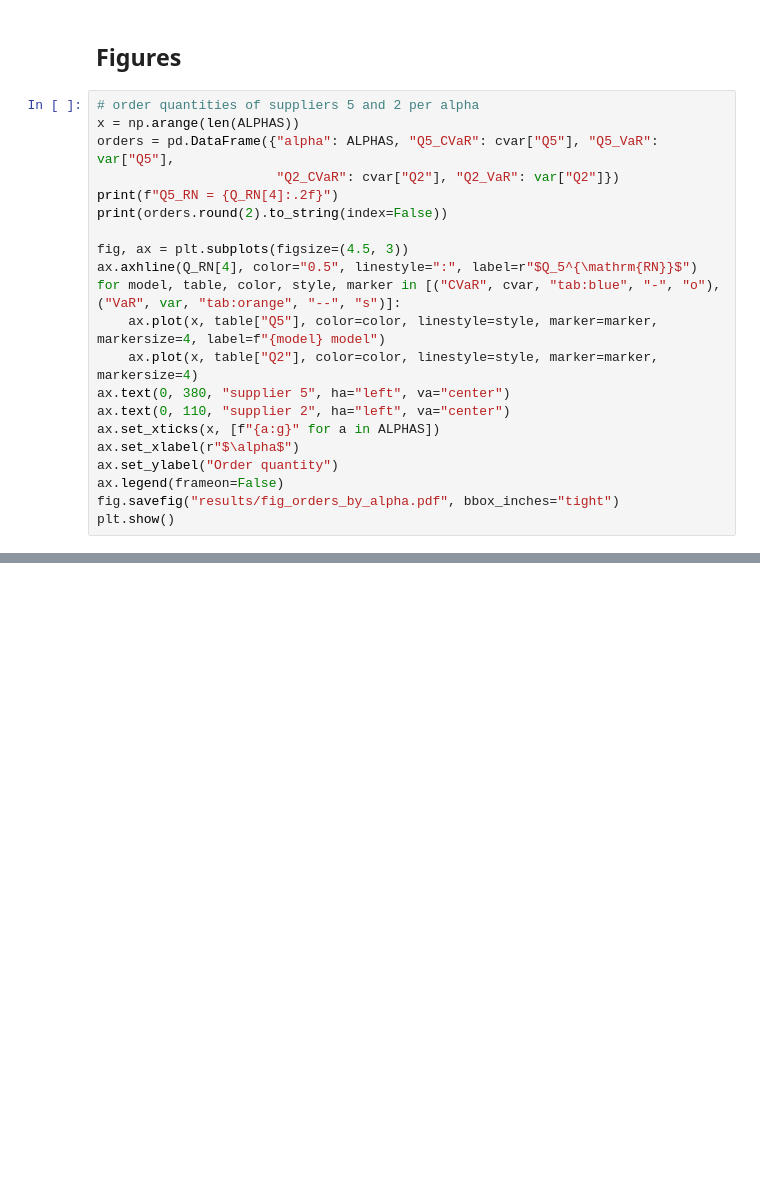
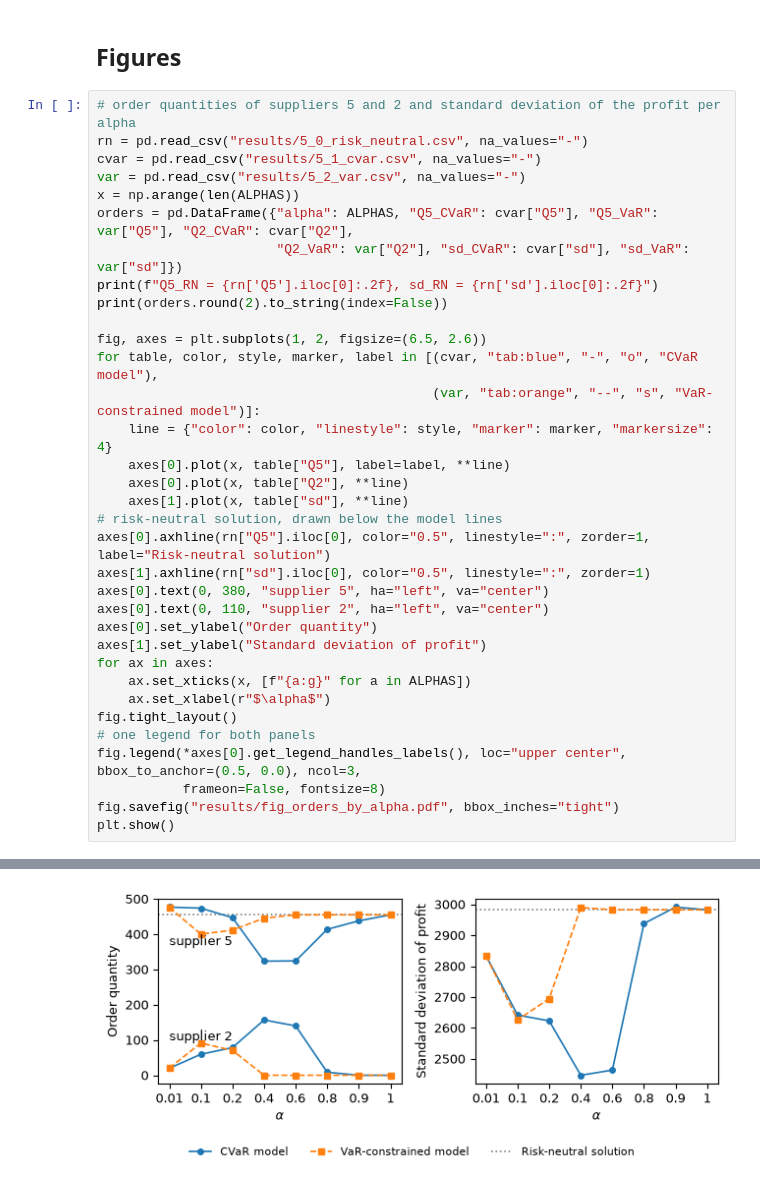
Before and after one commit to RobinBogers/DMUU_assignment, a Jupyter notebook: ch5_ra/chapter5.ipynb, the cells around one changed output, grey strips where cells are left out. Drawn from its saved outputs; the diff is of its cells as text; blank space fills up the shorter version.

```diff
--- a/ch5_ra/chapter5.ipynb
+++ b/ch5_ra/chapter5.ipynb
@@ -228,23 +235,37 @@ oos.round(2).assign(share_below_tau=oos["share_below_tau"].round(4))
 # %% [markdown]
 ## Figures
 # %%
-# order quantities of suppliers 5 and 2 per alpha
+# order quantities of suppliers 5 and 2 and standard deviation of the profit per alpha
+rn = pd.read_csv("results/5_0_risk_neutral.csv", na_values="-")
+cvar = pd.read_csv("results/5_1_cvar.csv", na_values="-")
+var = pd.read_csv("results/5_2_var.csv", na_values="-")
 x = np.arange(len(ALPHAS))
-orders = pd.DataFrame({"alpha": ALPHAS, "Q5_CVaR": cvar["Q5"], "Q5_VaR": var["Q5"],
-                       "Q2_CVaR": cvar["Q2"], "Q2_VaR": var["Q2"]})
-print(f"Q5_RN = {Q_RN[4]:.2f}")
+orders = pd.DataFrame({"alpha": ALPHAS, "Q5_CVaR": cvar["Q5"], "Q5_VaR": var["Q5"], "Q2_CVaR": cvar["Q2"],
+                       "Q2_VaR": var["Q2"], "sd_CVaR": cvar["sd"], "sd_VaR": var["sd"]})
+print(f"Q5_RN = {rn['Q5'].iloc[0]:.2f}, sd_RN = {rn['sd'].iloc[0]:.2f}")
 print(orders.round(2).to_string(index=False))
 
-fig, ax = plt.subplots(figsize=(4.5, 3))
-ax.axhline(Q_RN[4], color="0.5", linestyle=":", label=r"$Q_5^{\mathrm{RN}}$")
-for model, table, color, style, marker in [("CVaR", cvar, "tab:blue", "-", "o"), ("VaR", var, "tab:orange", "--", "s")]:
-    ax.plot(x, table["Q5"], color=color, linestyle=style, marker=marker, markersize=4, label=f"{model} model")
-    ax.plot(x, table["Q2"], color=color, linestyle=style, marker=marker, markersize=4)
-ax.text(0, 380, "supplier 5", ha="left", va="center")
-ax.text(0, 110, "supplier 2", ha="left", va="center")
-ax.set_xticks(x, [f"{a:g}" for a in ALPHAS])
-ax.set_xlabel(r"$\alpha$")
-ax.set_ylabel("Order quantity")
-ax.legend(frameon=False)
+fig, axes = plt.subplots(1, 2, figsize=(6.5, 2.6))
+for table, color, style, marker, label in [(cvar, "tab:blue", "-", "o", "CVaR model"),
+                                           (var, "tab:orange", "--", "s", "VaR-constrained model")]:
+    line = {"color": color, "linestyle": style, "marker": marker, "markersize": 4}
+    axes[0].plot(x, table["Q5"], label=label, **line)
+    axes[0].plot(x, table["Q2"], **line)
+    axes[1].plot(x, table["sd"], **line)
+# risk-neutral solution, drawn below the model lines
+axes[0].axhline(rn["Q5"].iloc[0], color="0.5", linestyle=":", zorder=1, label="Risk-neutral solution")
+axes[1].axhline(rn["sd"].iloc[0], color="0.5", linestyle=":", zorder=1)
+axes[0].text(0, 380, "supplier 5", ha="left", va="center")
+axes[0].text(0, 110, "supplier 2", ha="left", va="center")
+axes[0].set_ylabel("Order quantity")
+axes[1].set_ylabel("Standard deviation of profit")
+for ax in axes:
+    ax.set_xticks(x, [f"{a:g}" for a in ALPHAS])
+    ax.set_xlabel(r"$\alpha$")
+fig.tight_layout()
+# one legend for both panels
+fig.legend(*axes[0].get_legend_handles_labels(), loc="upper center", bbox_to_anchor=(0.5, 0.0), ncol=3,
+           frameon=False, fontsize=8)
 fig.savefig("results/fig_orders_by_alpha.pdf", bbox_inches="tight")
 plt.show()
+# %% [output]
@@ -251 +282,2 @@ plt.show()
+[figure, added]
 # %%
```
Also changed, not shown: parts of 7 cells of this notebook, 2 other files.
